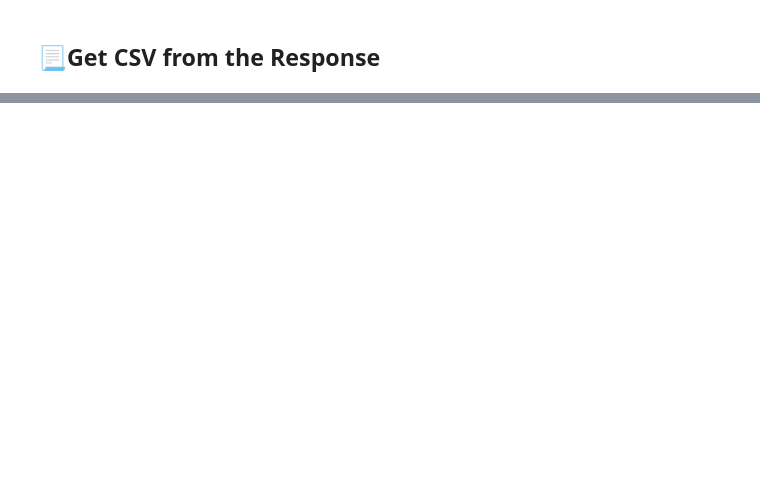
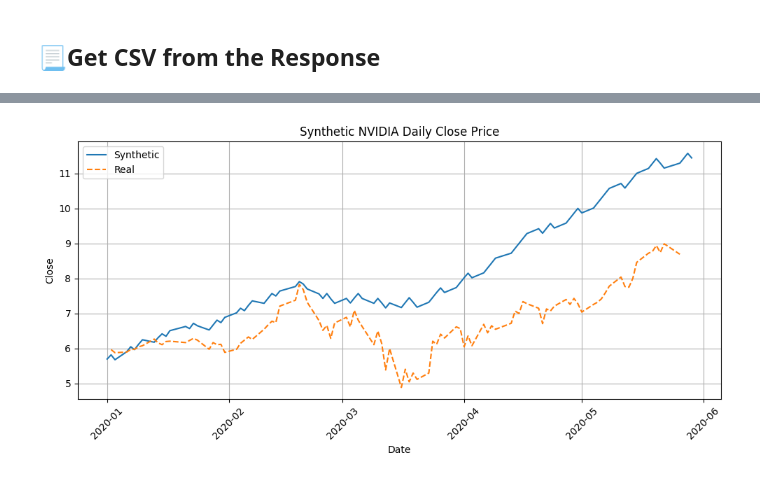
Before and after one commit to victorsobottka/bse-thesis-synthetic-data, a Jupyter notebook: deepseek_syntheticdata_zeroshot.ipynb, the cells around one changed output, grey strips where cells are left out. Drawn from its saved outputs; the diff is of its cells as text; code cells hidden in the pictures; blank space fills up the shorter version.

```diff
--- a/deepseek_syntheticdata_zeroshot.ipynb
+++ b/deepseek_syntheticdata_zeroshot.ipynb
@@ -113,0 +139,12 @@ date,return
+# %%
+import pandas as pd
+
+# Load the data
+file_path = "/content/drive/MyDrive/Colab Notebooks/thesis/nvidia_2020_2021.csv"
+df_nvda = pd.read_csv(file_path, skiprows=[1, 2], header=0)
+df_nvda.columns = ["Date", "Open", "High", "Low", "Close", "Volume"]
+
+number_of_rows = 100
+
+# Display the first x rows
+print(df_nvda.head(number_of_rows))
@@ -113,0 +166,7 @@ date,return
+# %%
+
+df_real = df_nvda.head(number_of_rows)
+df_real['Date'] = pd.to_datetime(df_real['Date'])
+df_real = df_real[(df_real['Date'].dt.year == 2020)]
+df_real = df_real.head(100)
+df_real.head()
@@ -113,0 +185,18 @@ date,return
+# %%
+# Plot
+plt.figure(figsize=(10, 5))
+plt.plot(df_generated['Date'], df_generated['Close'], label='Synthetic')
+plt.plot(df_real['Date'], df_real['Close'], linestyle="--", label='Real')
+plt.title("Synthetic NVIDIA Daily Close Price")
+plt.xlabel("Date")
+plt.ylabel("Close")
+plt.grid(True)
+plt.xticks(rotation=45)
+plt.tight_layout()
+
+
+# Add legend
+plt.legend()
+plt.show()
+# %% [output]
+[figure, added]
```
Also changed, not shown: parts of 16 cells of this notebook.
